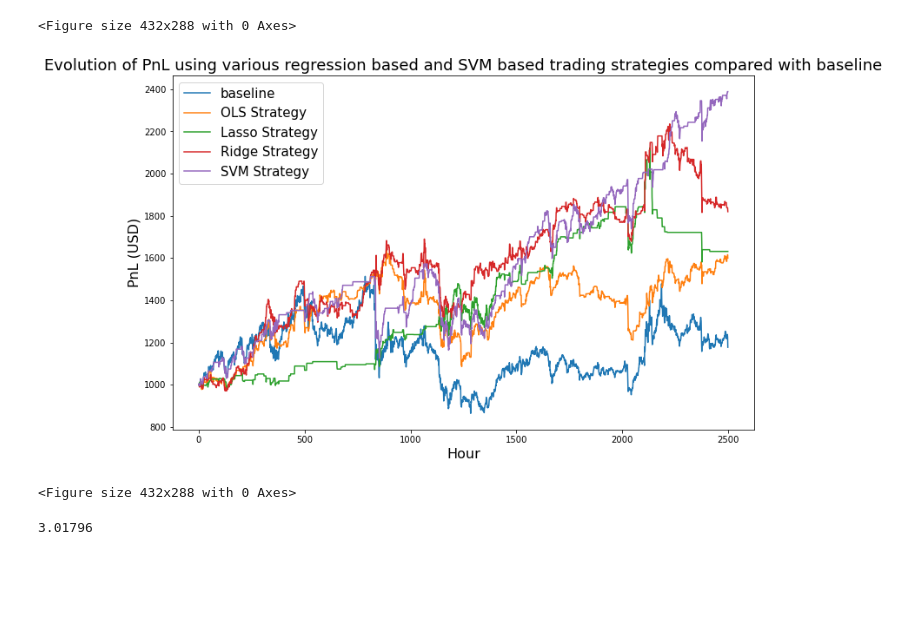
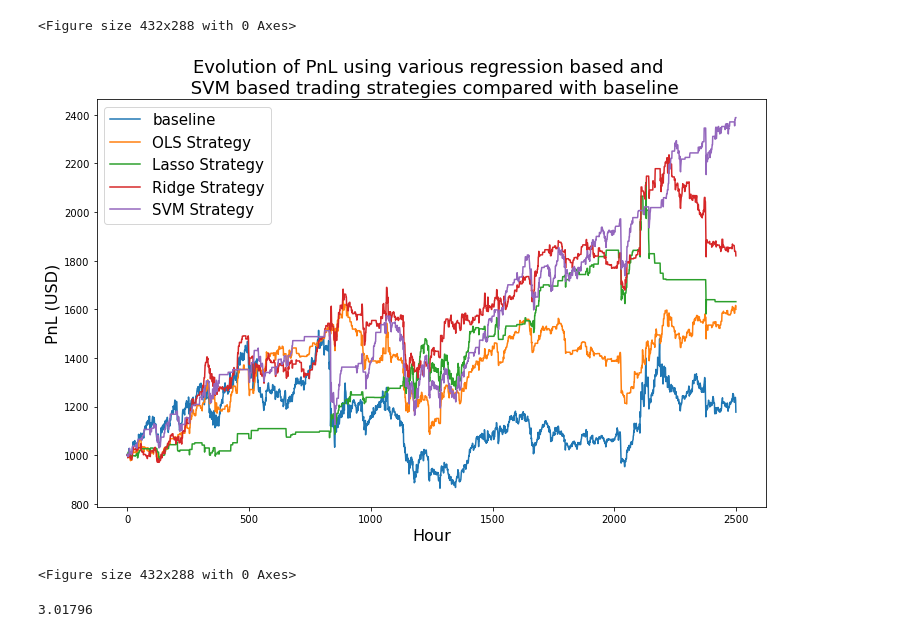
Before and after one commit to zachHFT/Optimal-Cryptocurrency-Trading-Strategies-Step4, a Jupyter notebook: Machine Learning/Statistical learning.ipynb, the cells around one changed output. Cells and saved outputs as stored; diff of their text form; code cells hidden in the pictures; blank space fills up the shorter version.

```diff
--- a/Machine Learning/Statistical learning.ipynb
+++ b/Machine Learning/Statistical learning.ipynb
@@ -347,18 +347,18 @@ plt.savefig("PnL_RF_SVM.png")
 # %%
 plt.figure(figsize=(12, 7.5))
 plt.plot(original,label='baseline')
 plt.plot(pnl_lr,label = 'OLS Strategy')
 plt.plot(pnl_lasso,label = 'Lasso Strategy')
 plt.plot(pnl_ridge,label = 'Ridge Strategy')
 plt.plot(pnl_svm, label = "SVM Strategy")
 plt.legend(fontsize = 15)
 plt.ylabel('PnL (USD)',fontsize=16)
 plt.xlabel('Hour',fontsize=16)
-plt.title('Evolution of PnL using various regression based and SVM based trading strategies compared with baseline',fontsize=18)
+plt.title('Evolution of PnL using various regression based and \n SVM based trading strategies compared with baseline',fontsize=18)
 plt.show()
 plt.savefig("PnL_regress_various_SVM.png")
 # %% [output]
-[figure, old version]
+[figure, new version]
 <Figure size 432x288 with 0 Axes>
 # %%
 x_train = torch.tensor(x_train)
```
